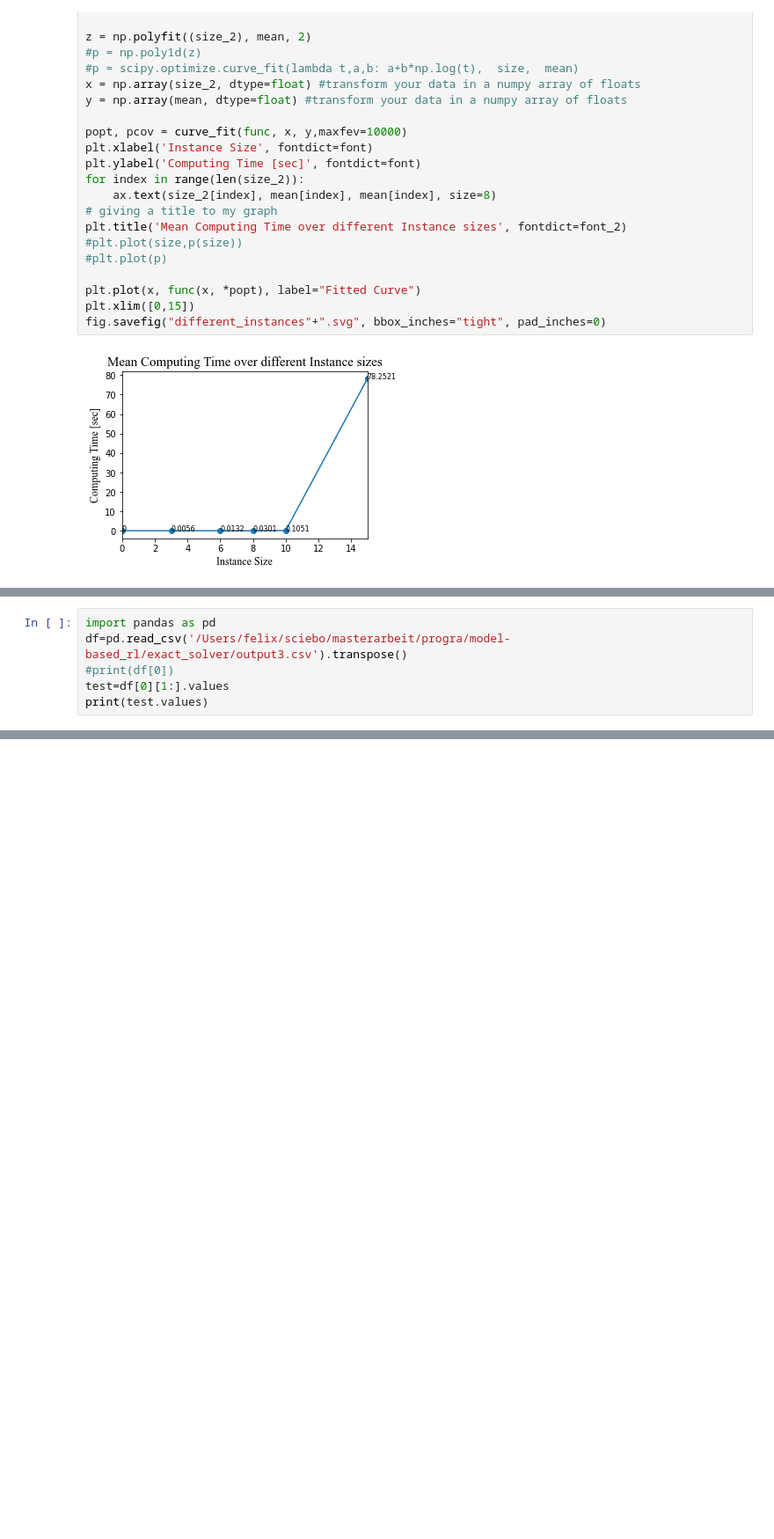
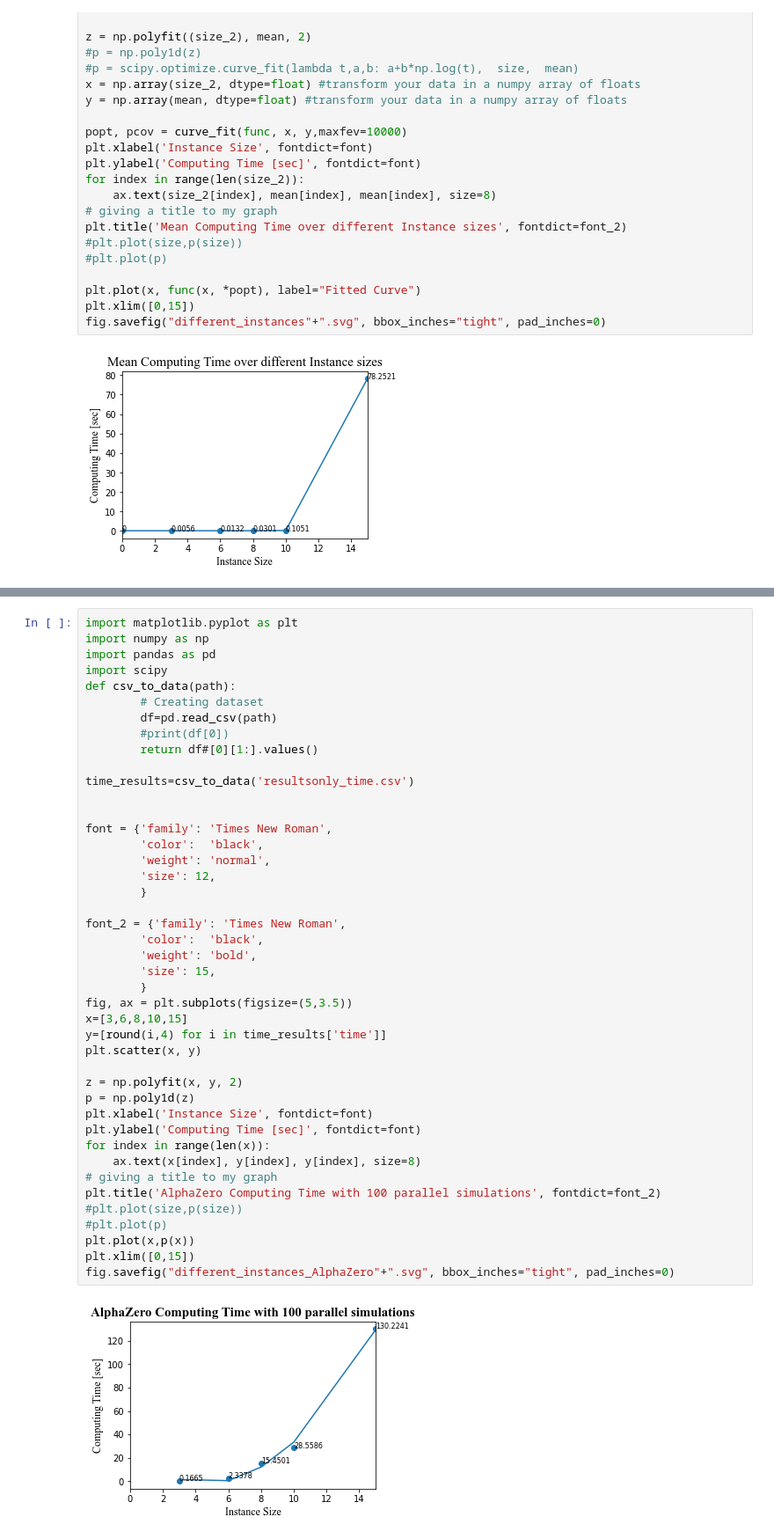
Before and after one commit to felixstillger/model-based_rl, a Jupyter notebook: exact_solver/plot.ipynb, the cells around one changed output, grey strips where cells are left out. Shown at 88% size. Drawn from its saved outputs; the diff is of its cells as text; blank space fills up the shorter version.

```diff
--- a/exact_solver/plot.ipynb
+++ b/exact_solver/plot.ipynb
@@ -111,6 +105,0 @@ print(p)
-# %%
-import pandas as pd
-df=pd.read_csv('/Users/felix/sciebo/masterarbeit/progra/model-based_rl/exact_solver/output3.csv').transpose()
-#print(df[0])
-test=df[0][1:].values
-print(test.values)
@@ -124,0 +246,45 @@ print(test.values)
+# %%
+import matplotlib.pyplot as plt
+import numpy as np
+import pandas as pd
+import scipy
+def csv_to_data(path):
+        # Creating dataset
+        df=pd.read_csv(path)
+        #print(df[0])
+        return df#[0][1:].values()
+
+time_results=csv_to_data('resultsonly_time.csv')
+
+
+font = {'family': 'Times New Roman',
+        'color':  'black',
+        'weight': 'normal',
+        'size': 12,
+        }
+
+font_2 = {'family': 'Times New Roman',
+        'color':  'black',
+        'weight': 'bold',
+        'size': 15,
+        }
+fig, ax = plt.subplots(figsize=(5,3.5))
+x=[3,6,8,10,15]
+y=[round(i,4) for i in time_results['time']]
+plt.scatter(x, y)
+
+z = np.polyfit(x, y, 2)
+p = np.poly1d(z)
+plt.xlabel('Instance Size', fontdict=font)
+plt.ylabel('Computing Time [sec]', fontdict=font)
+for index in range(len(x)):
+    ax.text(x[index], y[index], y[index], size=8)
+# giving a title to my graph
+plt.title('AlphaZero Computing Time with 100 parallel simulations', fontdict=font_2)
+#plt.plot(size,p(size))
+#plt.plot(p)
+plt.plot(x,p(x))
+plt.xlim([0,15])
+fig.savefig("different_instances_AlphaZero"+".svg", bbox_inches="tight", pad_inches=0)
+# %% [output]
+[figure, added]
```
Also changed, not shown: parts of 13 cells of this notebook, 1 other file.
